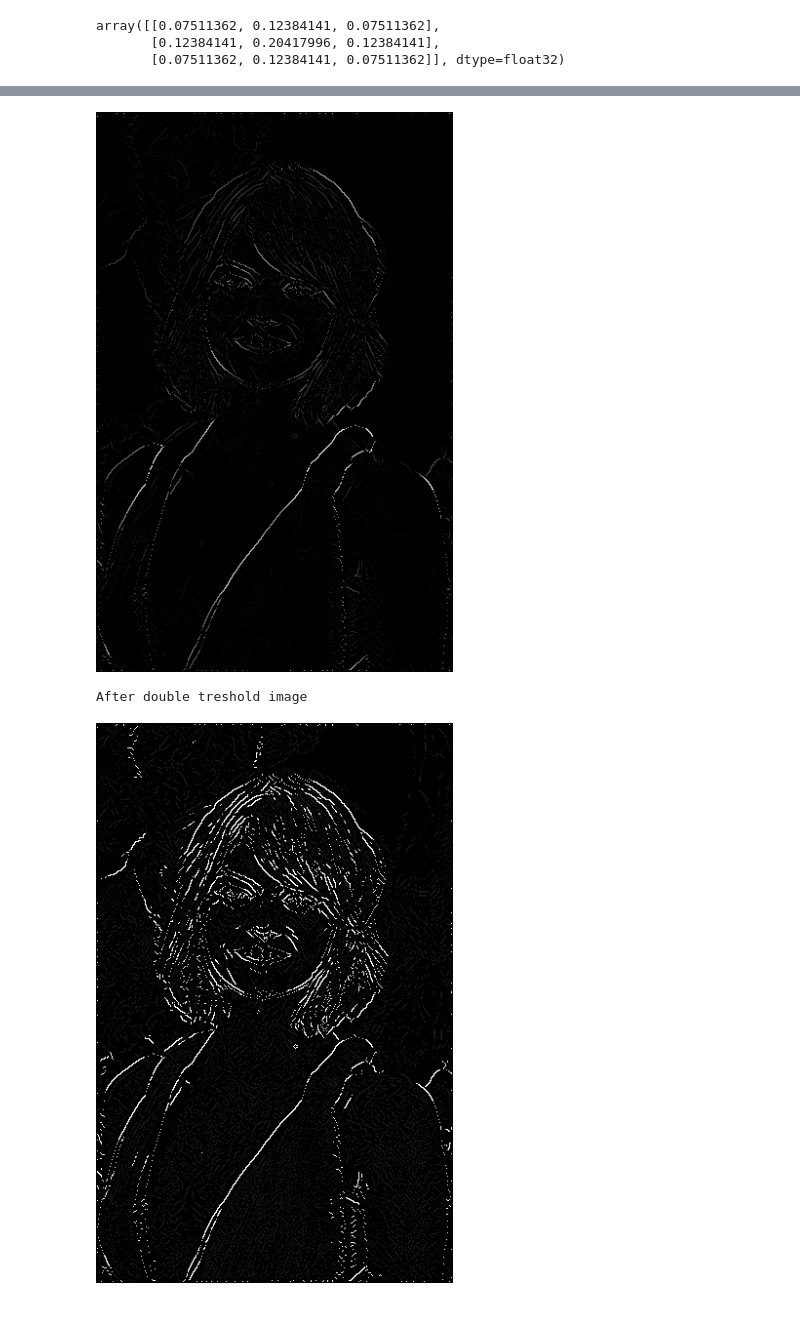
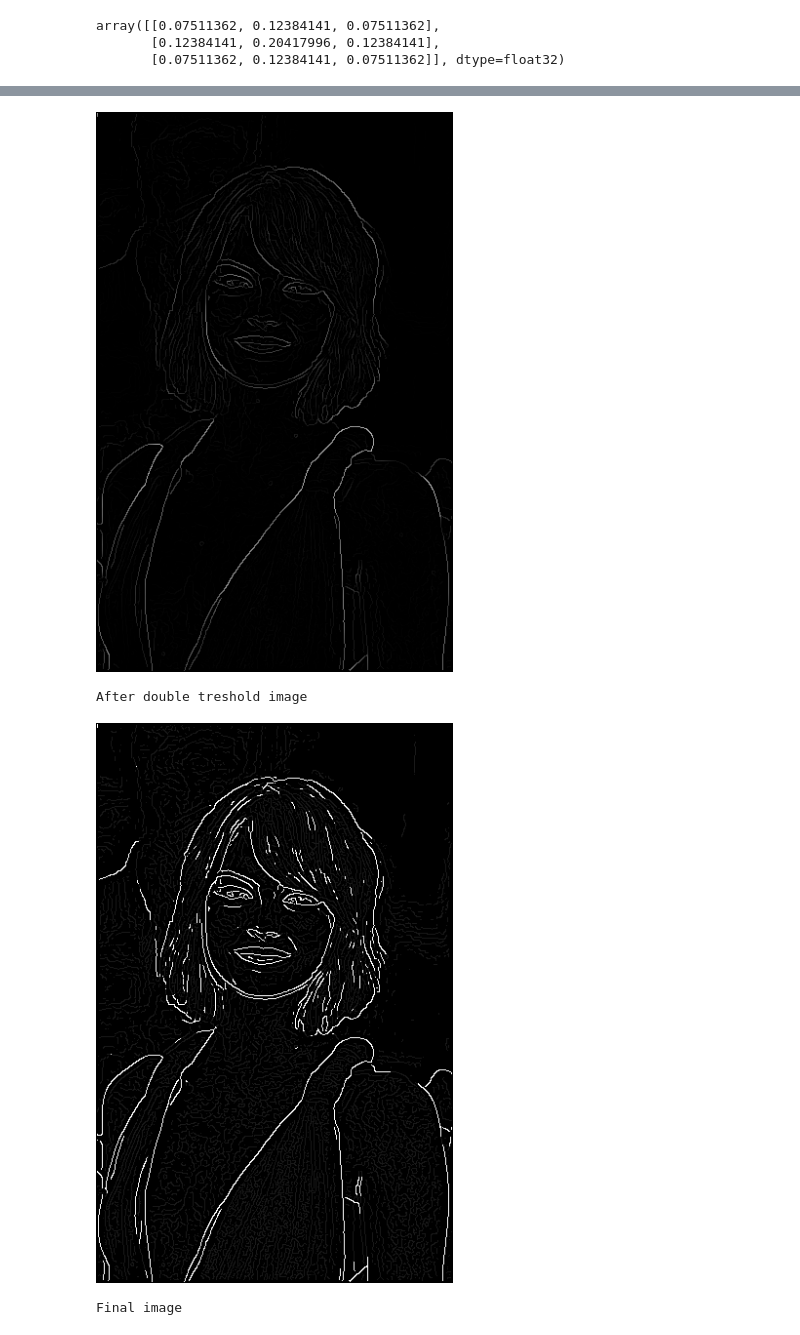
Before and after one commit to KushanChamindu/Canny-Edge-Detection, a Jupyter notebook: Canny_edge_detection.ipynb, the cells around one changed output, grey strips where cells are left out. Cells and saved outputs as stored; diff of their text form; code cells hidden in the pictures.

```diff
--- a/Canny_edge_detection.ipynb
+++ b/Canny_edge_detection.ipynb
@@ -108,8 +112,8 @@ def gradient_estimation(img, estimation_type):
   G_y = matrix_convolution(img.tolist(), M_y.tolist())
 
   G = (G_x**2 + G_y**2)**0.5
-  G = G / G.max() * 255
-  theta = np.arctan2(G_x, G_y)
+  G = (G / G.max()) * 255
+  theta = np.arctan2(G_y,G_x)
 
   return (G,theta)
 # %%
@@ -133,7 +137,7 @@ def non_max_suppression(img, angles):
             suppressed[i, j] = img[i, j]
           else:
             suppressed[i, j] = 0
-  suppressed = np.multiply(suppressed, 255.0 / suppressed.max())
+  # suppressed = np.multiply(suppressed, 255.0 / suppressed.max())
   return suppressed
 # %%
 def double_threshold(img, lower_threshold=0.05, high_threshold= 0.09):
@@ -155,6 +160,21 @@ def double_threshold(img, lower_threshold=0.05, high_threshold= 0.09):
   return res
+# %%
+def hysteresis_edge_tracked(img):
+  size = img.shape
+  weak = np.int32(25)
+  strong = np.int32(255)
+  for i in range(1, size[0]-1):
+    for j in range(1, size[1]-1):
+      if (img[i,j] == weak):
+        if ((img[i+1, j-1] == strong) or (img[i+1, j] == strong) or (img[i+1, j+1] == strong)
+            or (img[i, j-1] == strong) or (img[i, j+1] == strong)
+            or (img[i-1, j-1] == strong) or (img[i-1, j] == strong) or (img[i-1, j+1] == strong)):
+            img[i, j] = strong
+        else:
+            img[i, j] = 0
+  return img
 # %%
-def canny_edge_detection(img,gaussian_kernal_size, estimation_method= "Prewitt",lower_threshold=0.05, high_threshold= 0.1):
+def canny_edge_detection(img,gaussian_kernal_size, estimation_method= "Prewitt",lower_threshold=0.05, high_threshold= 0.15):
   print("original image \n")
   cv2_imshow(img)
   # Step 1 : Convert image into gray scal image
@@ -166,34 +186,39 @@ def canny_edge_detection(img,gaussian_kernal_size, estimation_method= "Prewitt",
   gaussian_kernal = generate_gaussian_kernel(gaussian_kernal_size)
   gaussian_filtered_img = matrix_convolution(img_gray.tolist(),gaussian_kernal)
   print("Gaussian filtered image \n")
   cv2_imshow(gaussian_filtered_img)
 
 
   # Step 3 : Gradient estimation
   (G,theta) = gradient_estimation(gaussian_filtered_img, estimation_method)
   print("Gradient estimated image \n")
   cv2_imshow(G)
 
   # Step 4 : Non-Maximum Suppression
   suppressed = non_max_suppression(G, theta)
   print("Suppressed image \n")
   cv2_imshow(suppressed)
 
   # Step 5 : Double threshold
-  final_edge_detection = double_threshold(suppressed, lower_threshold=lower_threshold, high_threshold= high_threshold)
+  double_threshold_image = double_threshold(suppressed, lower_threshold=lower_threshold, high_threshold= high_threshold)
   print("After double treshold image \n")
-  cv2_imshow(final_edge_detection)
+  cv2_imshow(double_threshold_image)
+
+  hysteresis_edge_tracked_image = hysteresis_edge_tracked(double_threshold_image)
+  print("Final image \n")
+  cv2_imshow(hysteresis_edge_tracked_image)
 canny_edge_detection(img, 5, "Sobel")
 # %% [output]
 original image
 [figure]
 Gray scalled image
 [figure]
 Gaussian filtered image
 [figure]
 Gradient estimated image
 [figure]
 Suppressed image
-[figure, old version]
+[figure, new version]
 After double treshold image
-[figure, old version]
+[figure, new version]
+Final image
```
Also changed, not shown: parts of 4 cells of this notebook.
